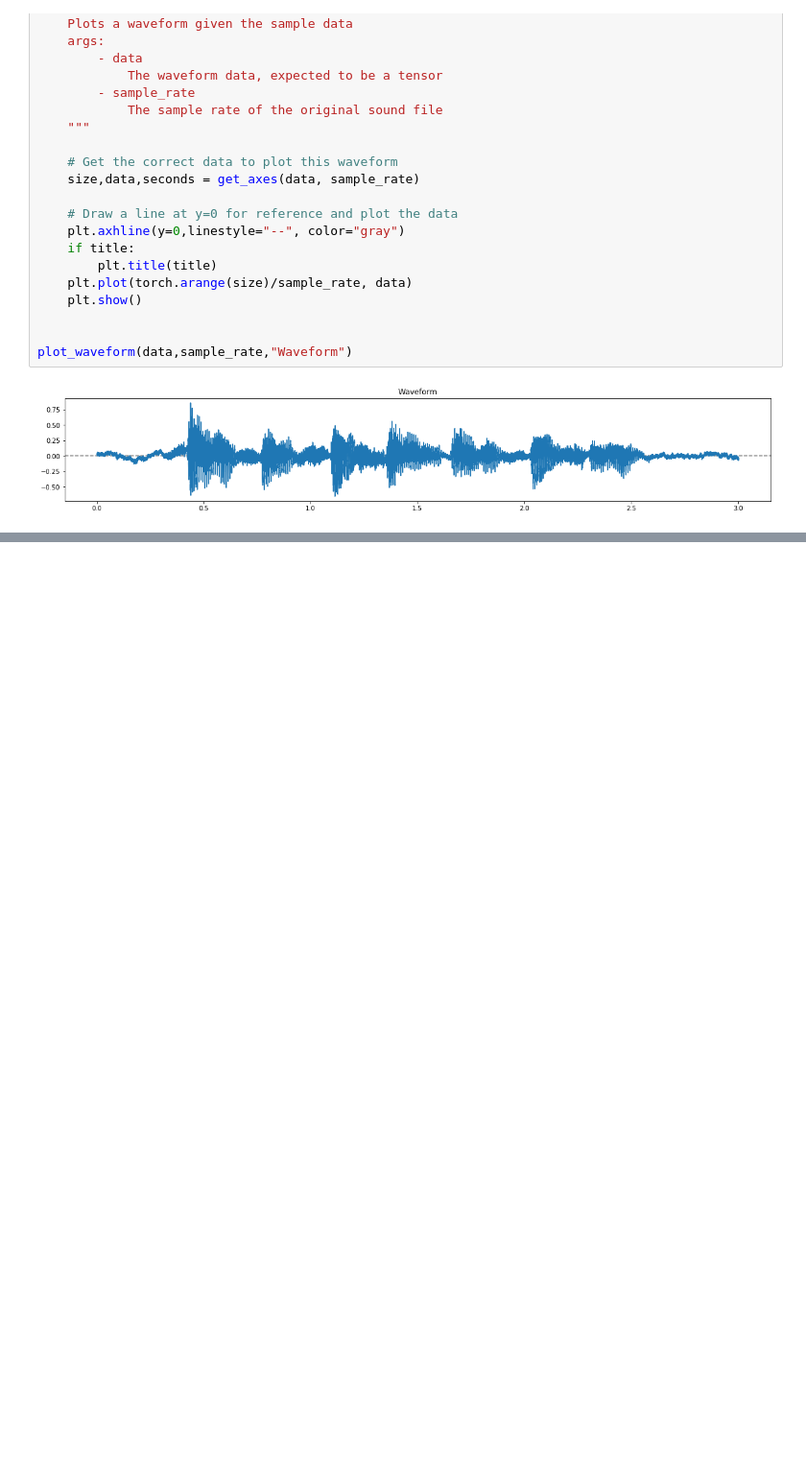
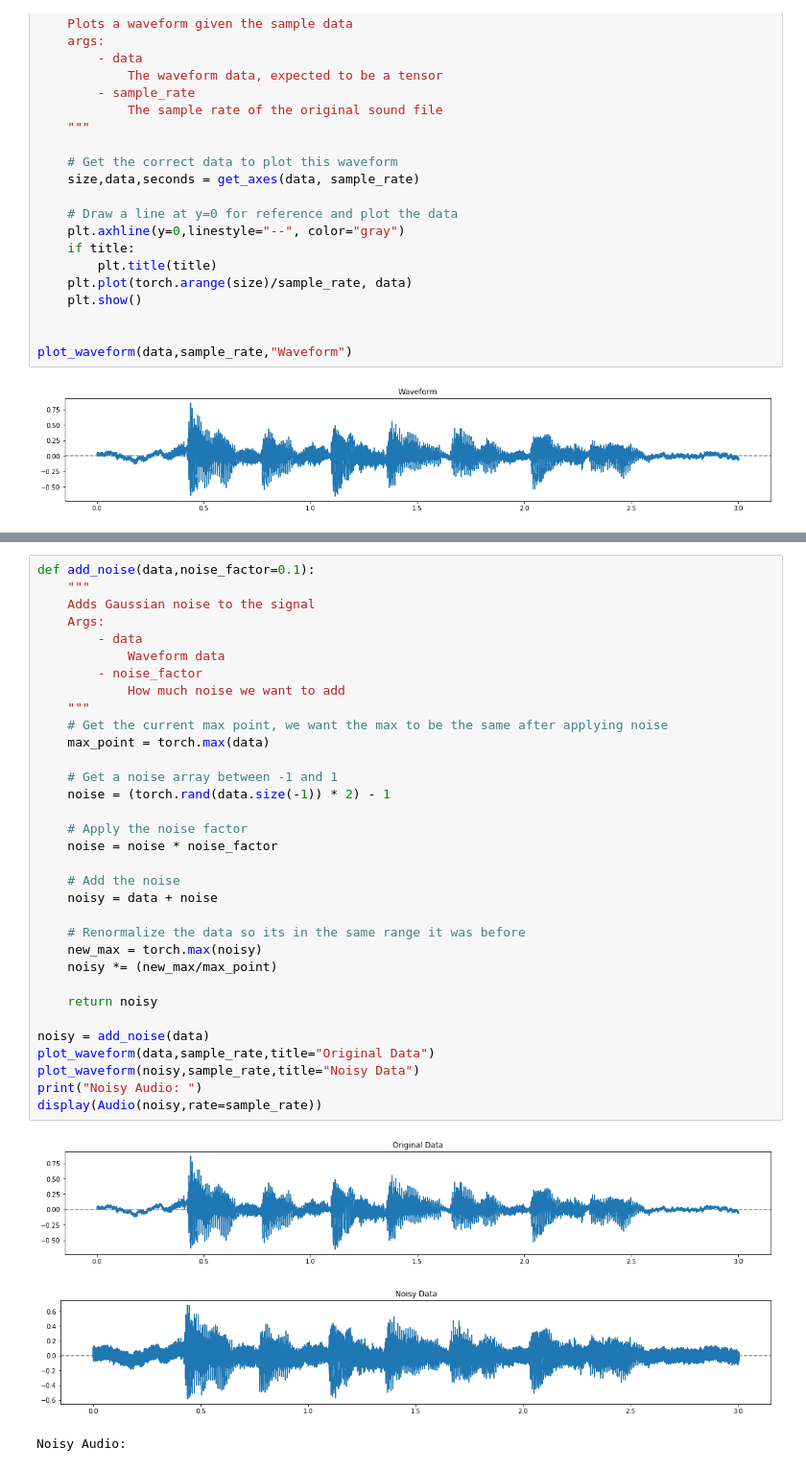
Before and after one commit to ChrisGranger/AudioProcessing, a Jupyter notebook: code_demo.ipynb, the cells around one changed output, grey strips where cells are left out. Shown at 96% size. Drawn from its saved outputs; the diff is of its cells as text; blank space fills up the shorter version.

```diff
--- a/code_demo.ipynb
+++ b/code_demo.ipynb
@@ -116,0 +362,37 @@ plot_spectrogram(data, sample_rate,0.05, title="Wide Band Spectrogram")
+# %%
+def add_noise(data,noise_factor=0.1):
+    """
+    Adds Gaussian noise to the signal
+    Args:
+        - data
+            Waveform data
+        - noise_factor
+            How much noise we want to add
+    """
+    # Get the current max point, we want the max to be the same after applying noise
+    max_point = torch.max(data)
+
+    # Get a noise array between -1 and 1
+    noise = (torch.rand(data.size(-1)) * 2) - 1
+
+    # Apply the noise factor
+    noise = noise * noise_factor
+
+    # Add the noise
+    noisy = data + noise
+
+    # Renormalize the data so its in the same range it was before
+    new_max = torch.max(noisy)
+    noisy *= (new_max/max_point)
+
+    return noisy
+
+noisy = add_noise(data)
+plot_waveform(data,sample_rate,title="Original Data")
+plot_waveform(noisy,sample_rate,title="Noisy Data")
+print("Noisy Audio: ")
+display(Audio(noisy,rate=sample_rate))
+# %% [output]
+[figure, added]
+[figure, added]
+Noisy Audio:
```
Also changed, not shown: parts of 20 cells of this notebook.
